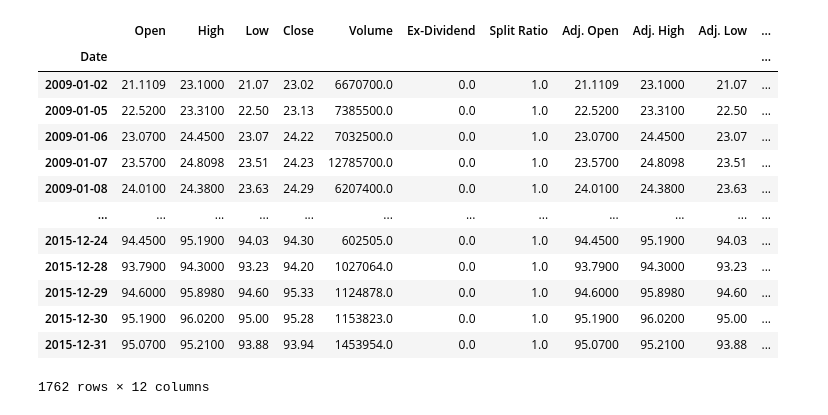
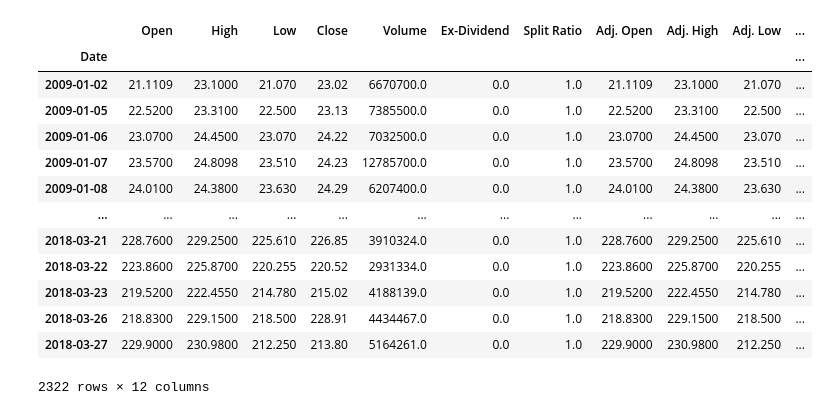
Before and after one commit to VioletD789/Algo-Trading, a Jupyter notebook: Practice.ipynb, the cells around one changed output. Saved outputs shown, nothing was run; the diff lists cells and outputs as text; code cells hidden in the pictures.

```diff
--- a/Practice.ipynb
+++ b/Practice.ipynb
@@ -9,23 +10,23 @@ quandl.ApiConfig.api_key = "tC5AjCkyqtgbMarYtnVU"
 # %%
 #Adobe
 adobeSymbol = "WIKI/ADBE"
-adobeDf = quandl.get(adobeSymbol, start_date="2009-01-01", end_date="2015-12-31")
+adobeDf = quandl.get(adobeSymbol, start_date="2009-01-01", end_date="2018-12-31")
 adobeDf
 # %% [output]
 |  | Open | High | Low | Close | Volume | Ex-Dividend | Split Ratio | Adj. Open | Adj. High | Adj. Low | ... |
 | Date |  |  |  |  |  |  |  |  |  |  | ... |
-| 2009-01-02 | 21.1109 | 23.1000 | 21.07 | 23.02 | 6670700.0 | 0.0 | 1.0 | 21.1109 | 23.1000 | 21.07 | ... |
-| 2009-01-05 | 22.5200 | 23.3100 | 22.50 | 23.13 | 7385500.0 | 0.0 | 1.0 | 22.5200 | 23.3100 | 22.50 | ... |
-| 2009-01-06 | 23.0700 | 24.4500 | 23.07 | 24.22 | 7032500.0 | 0.0 | 1.0 | 23.0700 | 24.4500 | 23.07 | ... |
-| 2009-01-07 | 23.5700 | 24.8098 | 23.51 | 24.23 | 12785700.0 | 0.0 | 1.0 | 23.5700 | 24.8098 | 23.51 | ... |
-| 2009-01-08 | 24.0100 | 24.3800 | 23.63 | 24.29 | 6207400.0 | 0.0 | 1.0 | 24.0100 | 24.3800 | 23.63 | ... |
+| 2009-01-02 | 21.1109 | 23.1000 | 21.070 | 23.02 | 6670700.0 | 0.0 | 1.0 | 21.1109 | 23.1000 | 21.070 | ... |
+| 2009-01-05 | 22.5200 | 23.3100 | 22.500 | 23.13 | 7385500.0 | 0.0 | 1.0 | 22.5200 | 23.3100 | 22.500 | ... |
+| 2009-01-06 | 23.0700 | 24.4500 | 23.070 | 24.22 | 7032500.0 | 0.0 | 1.0 | 23.0700 | 24.4500 | 23.070 | ... |
+| 2009-01-07 | 23.5700 | 24.8098 | 23.510 | 24.23 | 12785700.0 | 0.0 | 1.0 | 23.5700 | 24.8098 | 23.510 | ... |
+| 2009-01-08 | 24.0100 | 24.3800 | 23.630 | 24.29 | 6207400.0 | 0.0 | 1.0 | 24.0100 | 24.3800 | 23.630 | ... |
 | ... | ... | ... | ... | ... | ... | ... | ... | ... | ... | ... | ... |
-| 2015-12-24 | 94.4500 | 95.1900 | 94.03 | 94.30 | 602505.0 | 0.0 | 1.0 | 94.4500 | 95.1900 | 94.03 | ... |
-| 2015-12-28 | 93.7900 | 94.3000 | 93.23 | 94.20 | 1027064.0 | 0.0 | 1.0 | 93.7900 | 94.3000 | 93.23 | ... |
-| 2015-12-29 | 94.6000 | 95.8980 | 94.60 | 95.33 | 1124878.0 | 0.0 | 1.0 | 94.6000 | 95.8980 | 94.60 | ... |
-| 2015-12-30 | 95.1900 | 96.0200 | 95.00 | 95.28 | 1153823.0 | 0.0 | 1.0 | 95.1900 | 96.0200 | 95.00 | ... |
-| 2015-12-31 | 95.0700 | 95.2100 | 93.88 | 93.94 | 1453954.0 | 0.0 | 1.0 | 95.0700 | 95.2100 | 93.88 | ... |
+| 2018-03-21 | 228.7600 | 229.2500 | 225.610 | 226.85 | 3910324.0 | 0.0 | 1.0 | 228.7600 | 229.2500 | 225.610 | ... |
+| 2018-03-22 | 223.8600 | 225.8700 | 220.255 | 220.52 | 2931334.0 | 0.0 | 1.0 | 223.8600 | 225.8700 | 220.255 | ... |
+| 2018-03-23 | 219.5200 | 222.4550 | 214.780 | 215.02 | 4188139.0 | 0.0 | 1.0 | 219.5200 | 222.4550 | 214.780 | ... |
+| 2018-03-26 | 218.8300 | 229.1500 | 218.500 | 228.91 | 4434467.0 | 0.0 | 1.0 | 218.8300 | 229.1500 | 218.500 | ... |
+| 2018-03-27 | 229.9000 | 230.9800 | 212.250 | 213.80 | 5164261.0 | 0.0 | 1.0 | 229.9000 | 230.9800 | 212.250 | ... |
-1762 rows × 12 columns
+2322 rows × 12 columns
 # %%
 plt.plot(adobeDf.index,adobeDf["Close"])
 plt.xlabel("Date")
```
Also changed, not shown: parts of 11 cells of this notebook.
